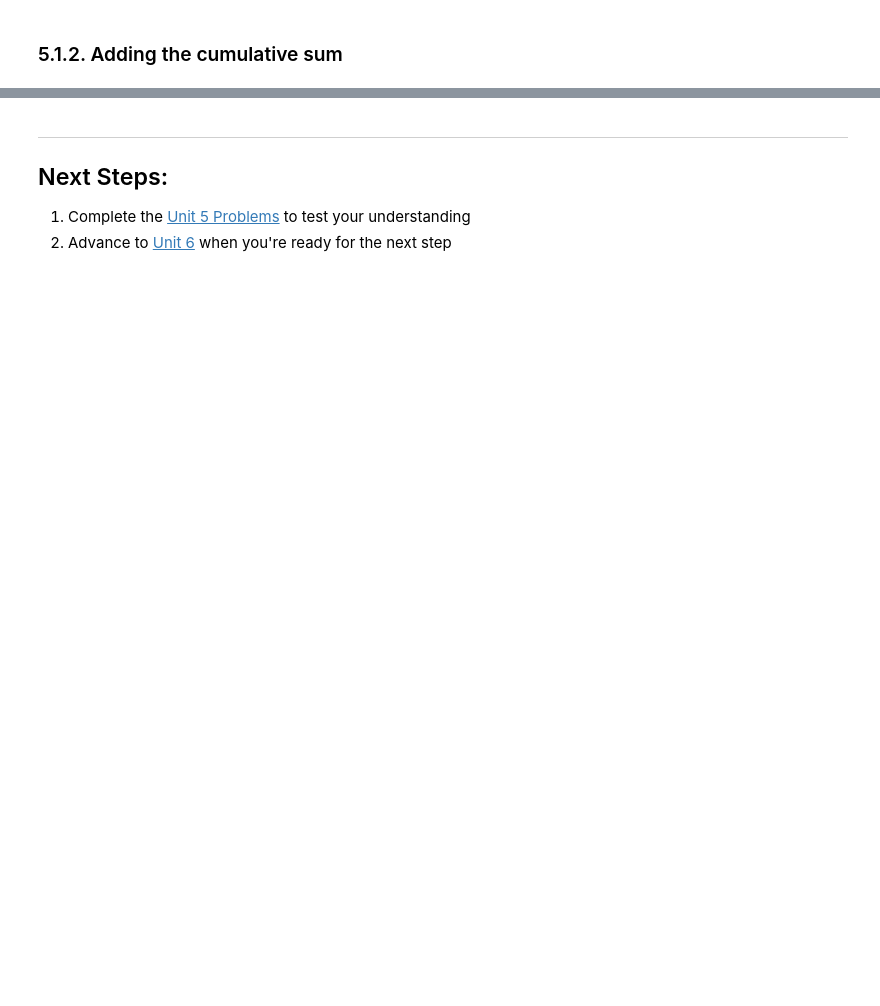
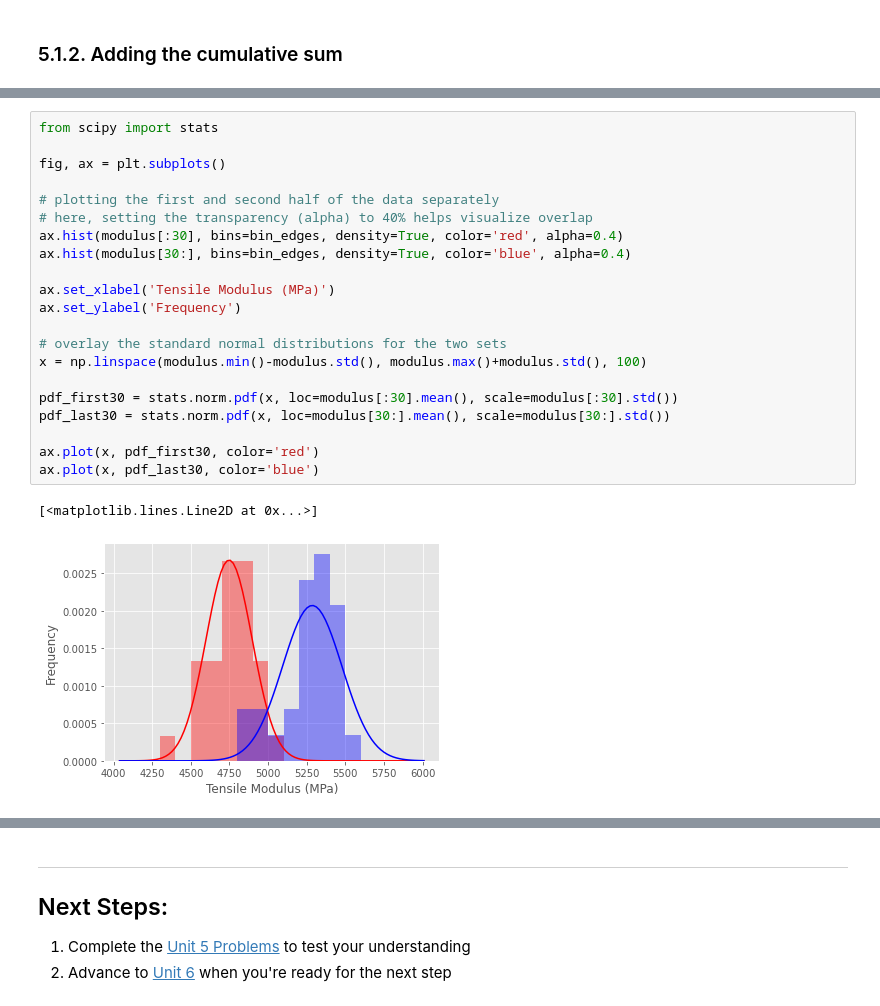
Before and after one commit to curtis-b/python-engineering-analytics, a Jupyter notebook: units/05-statistics/unit05-lesson.ipynb, the cells around one changed output, grey strips where cells are left out. Drawn from its saved outputs; the diff is of its cells as text; blank space fills up the shorter version.

```diff
--- a/units/05-statistics/unit05-lesson.ipynb
+++ b/units/05-statistics/unit05-lesson.ipynb
@@ -129,0 +197,24 @@ np.random.random()
+# %%
+from scipy import stats
+
+fig, ax = plt.subplots()
+
+# plotting the first and second half of the data separately
+# here, setting the transparency (alpha) to 40% helps visualize overlap
+ax.hist(modulus[:30], bins=bin_edges, density=True, color='red', alpha=0.4)
+ax.hist(modulus[30:], bins=bin_edges, density=True, color='blue', alpha=0.4)
+
+ax.set_xlabel('Tensile Modulus (MPa)')
+ax.set_ylabel('Frequency')
+
+# overlay the standard normal distributions for the two sets
+x = np.linspace(modulus.min()-modulus.std(), modulus.max()+modulus.std(), 100)
+
+pdf_first30 = stats.norm.pdf(x, loc=modulus[:30].mean(), scale=modulus[:30].std())
+pdf_last30 = stats.norm.pdf(x, loc=modulus[30:].mean(), scale=modulus[30:].std())
+
+ax.plot(x, pdf_first30, color='red')
+ax.plot(x, pdf_last30, color='blue')
+# %% [output]
+[<matplotlib.lines.Line2D at 0x...>]
+[figure, added]
```
Also changed, not shown: parts of 26 cells of this notebook, 2 other files.
